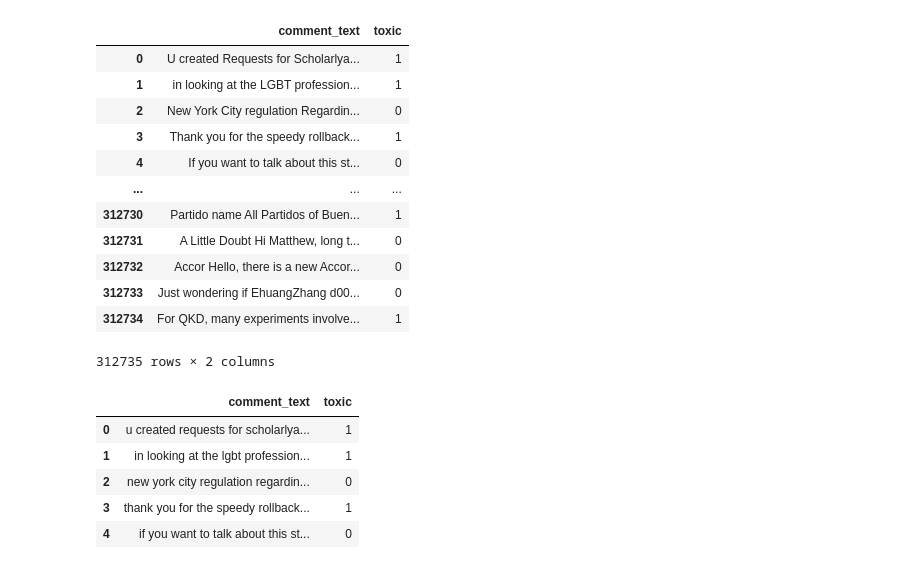
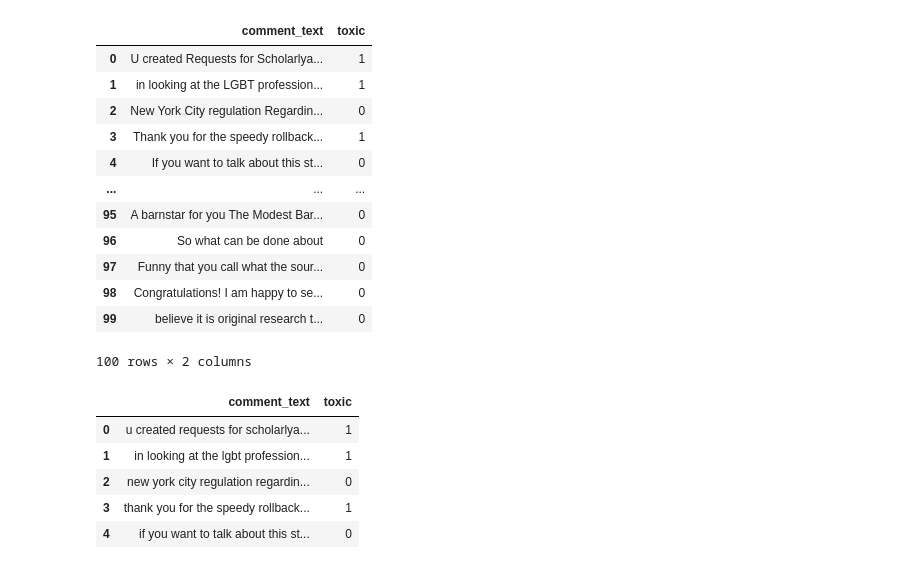
Before and after one commit to alessiodrigatti/toxic-classification, a Jupyter notebook: preprocessing.ipynb, the cells around one changed output. Cells and saved outputs as stored; diff of their text form; code cells hidden in the pictures.

```diff
--- a/preprocessing.ipynb
+++ b/preprocessing.ipynb
@@ -29,21 +29,21 @@ nltk.download('wordnet')
 True
 # %%
 df = pd.read_json("data.json", orient="columns")
-df
+df.head(100)
 # %% [output]
 |  | comment_text | toxic |
 | 0 | U created Requests for Scholarlya... | 1 |
 | 1 | in looking at the LGBT profession... | 1 |
 | 2 | New York City regulation Regardin... | 0 |
 | 3 | Thank you for the speedy rollback... | 1 |
 | 4 | If you want to talk about this st... | 0 |
 | ... | ... | ... |
-| 312730 | Partido name All Partidos of Buen... | 1 |
-| 312731 | A Little Doubt Hi Matthew, long t... | 0 |
-| 312732 | Accor Hello, there is a new Accor... | 0 |
-| 312733 | Just wondering if EhuangZhang d00... | 0 |
-| 312734 | For QKD, many experiments involve... | 1 |
+| 95 | A barnstar for you The Modest Bar... | 0 |
+| 96 | So what can be done about | 0 |
+| 97 | Funny that you call what the sour... | 0 |
+| 98 | Congratulations! I am happy to se... | 0 |
+| 99 | believe it is original research t... | 0 |
-312735 rows × 2 columns
+100 rows × 2 columns
 # %%
 df["comment_text"] = df["comment_text"].str.lower()
 df.head()
```
Also changed, not shown: parts of 1 cell of this notebook, 1 other file.
